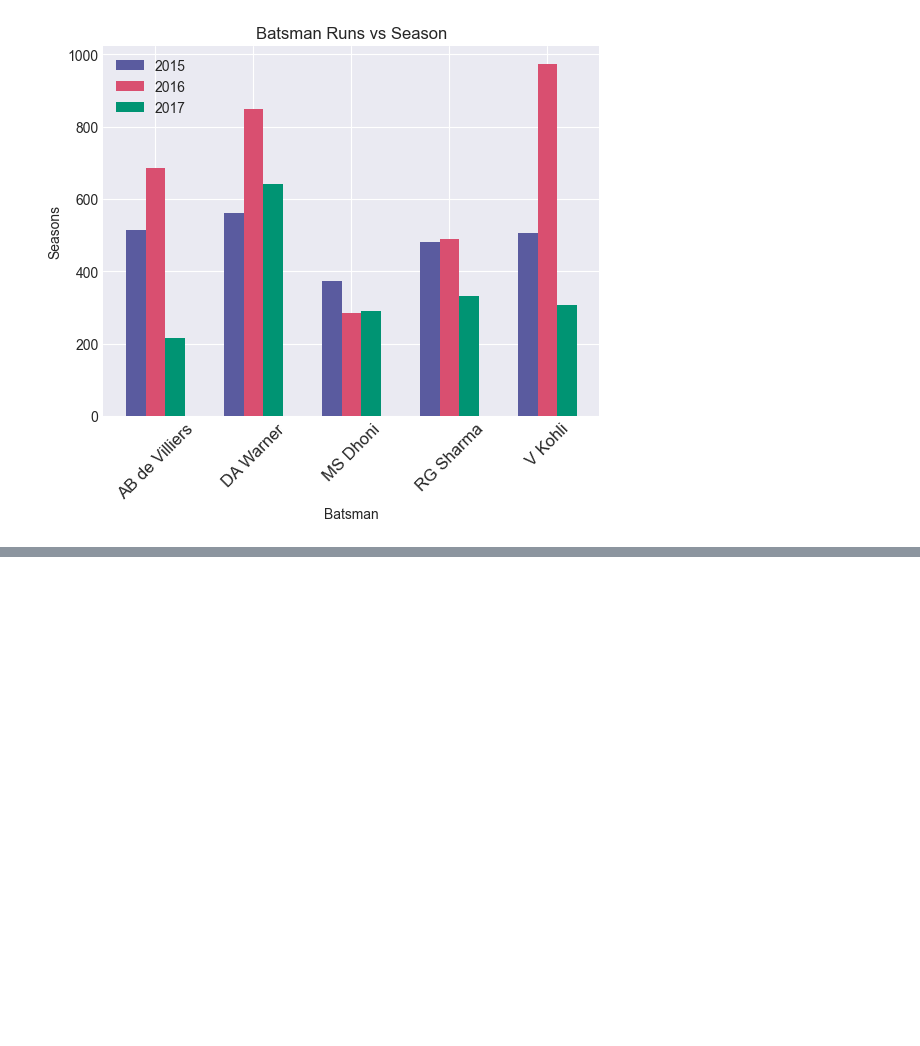
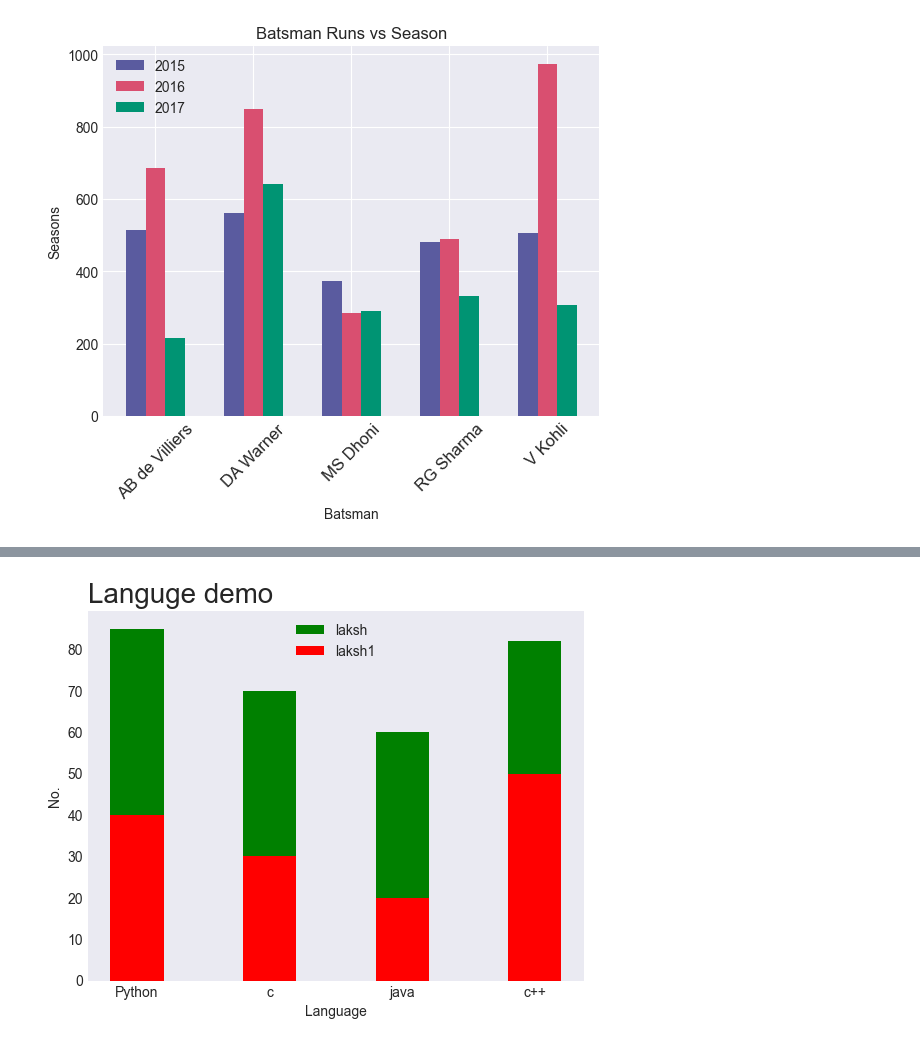
Before and after one commit to JARVIS20240/Python_pandas_Visualizationfor_DS-ML, a Jupyter notebook: Ch-8_MatplotLib/01_Basic.ipynb, the cells around one changed output, grey strips where cells are left out. Saved outputs shown, nothing was run; the diff lists cells and outputs as text; code cells hidden in the pictures; blank space fills up the shorter version.

```diff
--- a/Ch-8_MatplotLib/01_Basic.ipynb
+++ b/Ch-8_MatplotLib/01_Basic.ipynb
@@ -335,0 +369,20 @@ plt.show()
+# %%
+import matplotlib.pyplot as plt
+
+x = ['Python', 'c', 'java', 'c++']
+y = [85, 70, 60, 82]
+z = [40, 30, 20, 50]
+
+plt.xlabel('Language', fontsize='10')
+plt.ylabel('No.', fontsize='10')
+plt.title('Languge demo', loc='left', fontsize='20')
+plt.grid(False)
+
+# Two Line in same column
+plt.bar(x, y, width=0.4, color='g', label="laksh")
+plt.bar(x, z, width=0.4, color='r', label="laksh1")
+
+plt.legend()
+plt.show()
+# %% [output]
+[figure, added]
```
Also changed, not shown: parts of 6 cells of this notebook, 1 other file.
